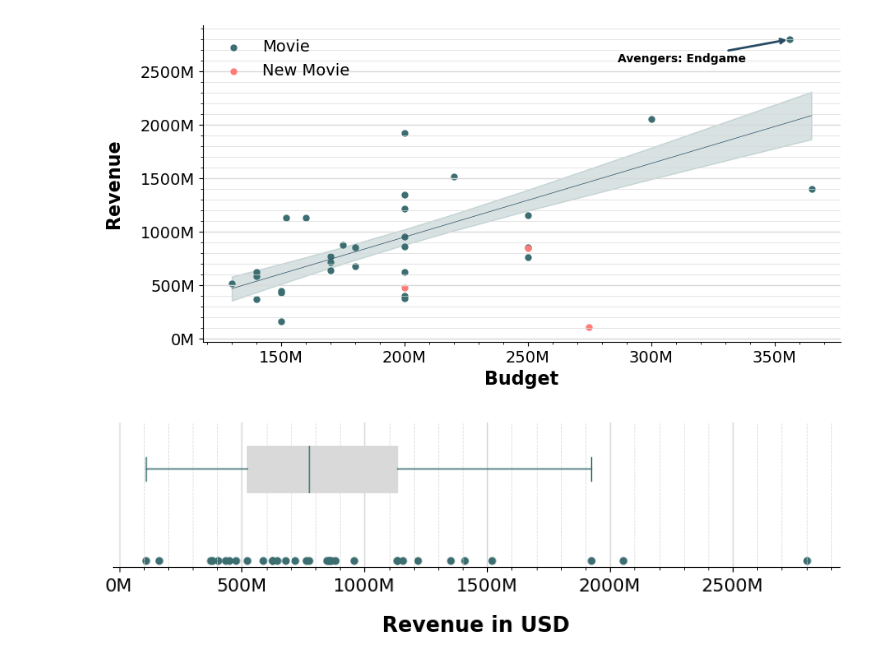
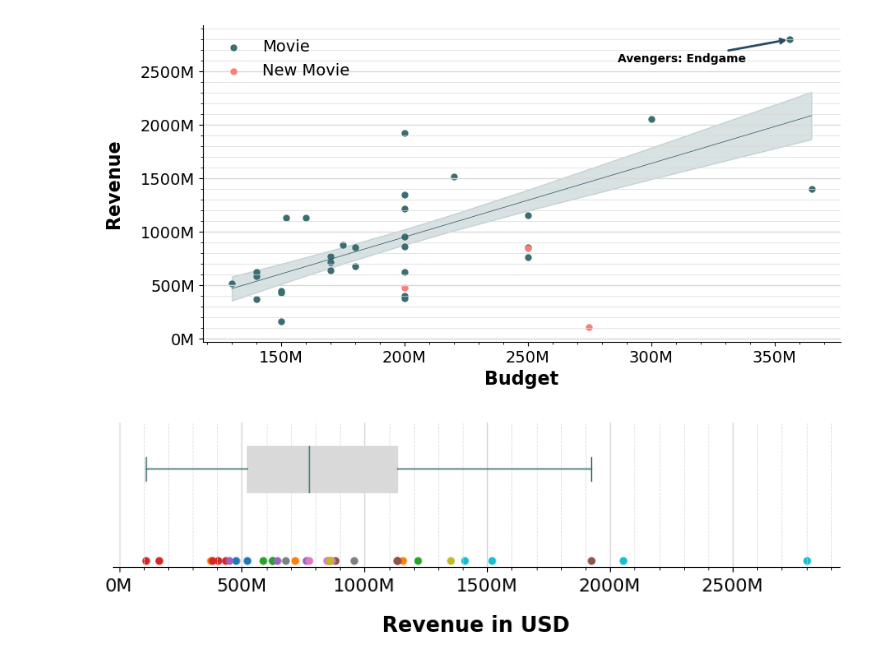
Before and after one commit to rizz-kings/data-in-the-wild, a Jupyter notebook: notebooks/budget.ipynb, the cells around one changed output. Drawn from its saved outputs; the diff is of its cells as text; code cells hidden in the pictures.

Commit message:
updated revenue with movie series

```diff
--- a/notebooks/budget.ipynb
+++ b/notebooks/budget.ipynb
@@ -105,30 +105,49 @@ f(x) = 6.88x + -424228292.96
 # %%
 # plotting boxplot of all the movie revenues
 plt.figure(figsize=(10, 2))
 plt.gca().spines['top'].set_visible(False)
 plt.gca().spines['right'].set_visible(False)
 plt.gca().spines['left'].set_visible(False)
 
 plt.gca().xaxis.set_minor_locator(MultipleLocator(100_000_000))
 plt.gca().xaxis.set_major_locator(MultipleLocator(500_000_000))
 
 plt.gca().grid(True, axis='x', which='major', linestyle='-', c='#d9d9d9', lw=1)
 plt.gca().grid(True, axis='x', which='minor', linestyle='--', c='#d9d9d9', lw=0.5)
 
-plt.scatter(df['movie_revenue'], np.zeros(len(df['movie_revenue'])), c='#3c6e71', s=25, marker='o', label='Movie')
+
 plt.boxplot(df['movie_revenue'], vert=False, showfliers=False, patch_artist=True, boxprops=dict(facecolor='#D9D9D9', color='#D9D9D9'), medianprops=dict(color='#3C6E71'), whiskerprops=dict(color='#3C6E71'), capprops=dict(color='#3C6E71'), flierprops=dict(color='#3C6E71', markeredgecolor='#3C6E71'), widths=0.5)
+
+# getting all film series in the dataset
+film_series_names = {
+    0: "Individual Movie",
+    1: "Captain America",
+    2: "Thor",
+    3: "Black Panther",
+    4: "Ant-Man",
+    5: "Spider-Man",
+    6: "Avengers",
+    7: "Doctor Strange",
+    8: "Iron Man",
+    9: "Guardians of the Galaxy",
+}
+
+film_series = df['film_series'].unique()
+for film_serie in film_series:
+    movies_in_serie = df[df['film_series'] == film_serie]
+    plt.scatter(movies_in_serie['movie_revenue'], np.zeros(len(movies_in_serie['movie_revenue'])), s=25, marker='o', label='Movie')
 
 plt.xlabel('Revenue in USD', fontdict={'fontsize': 16, 'fontweight': 'bold'}, labelpad=15)
 # plt.ylabel('Revenue', fontdict={'fontsize': 16, 'fontweight': 'bold'}, labelpad=15)
 
 # hiding labels
 plt.yticks([])
 
 # x axis in million dollars
 x_range = np.arange(0, 3000000000, 500000000)
 plt.xticks(x_range, [str(int(x/1000000)) + 'M' for x in x_range], fontsize=14)
 
 plt.savefig(PLOT_FOLDER + "/revenue_boxplot.png", bbox_inches='tight', dpi=1000)
 plt.show()
 # %% [output]
-[figure, old version]
+[figure, new version]
```
Also changed, not shown: 3 other files.
